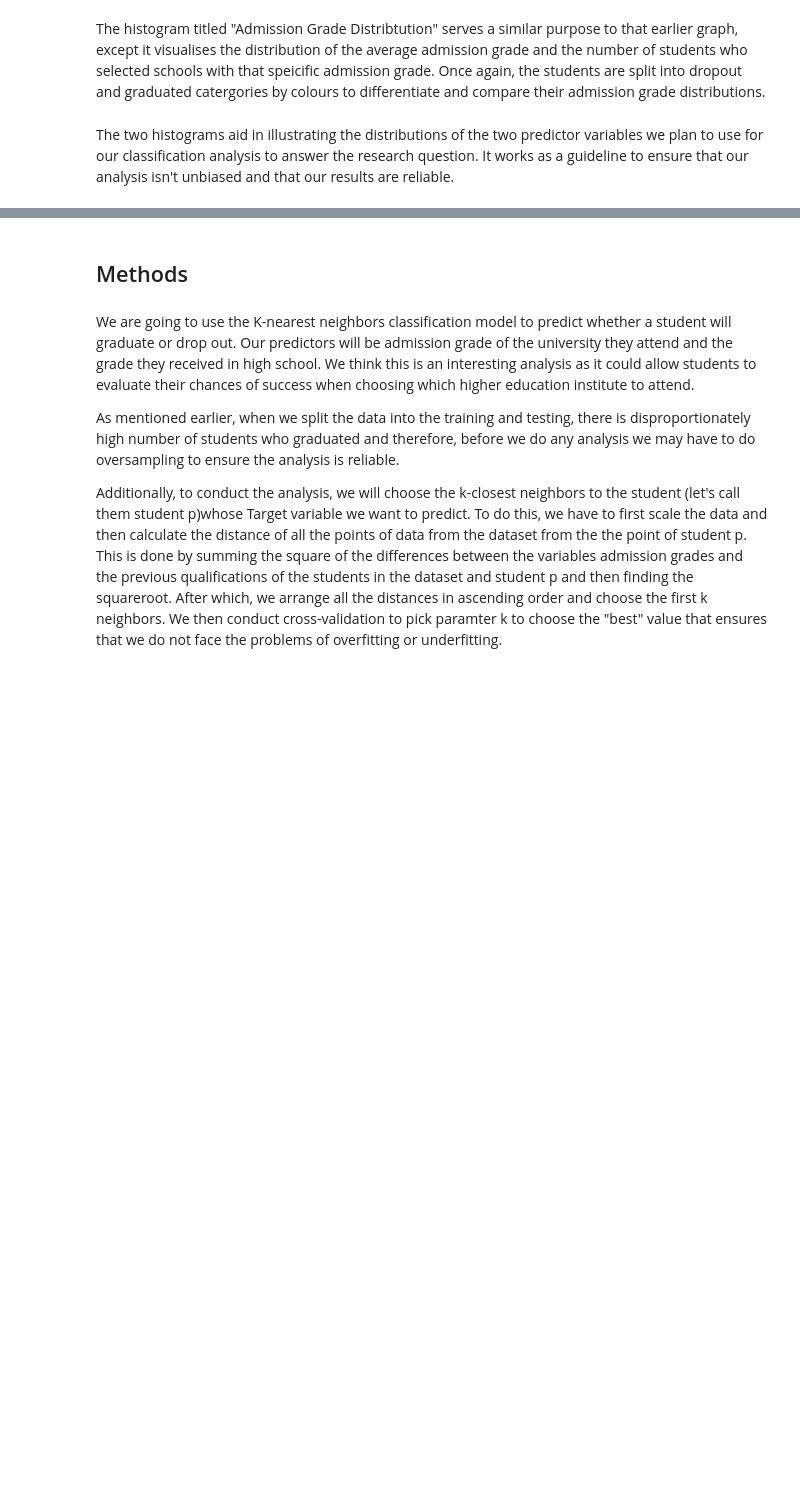
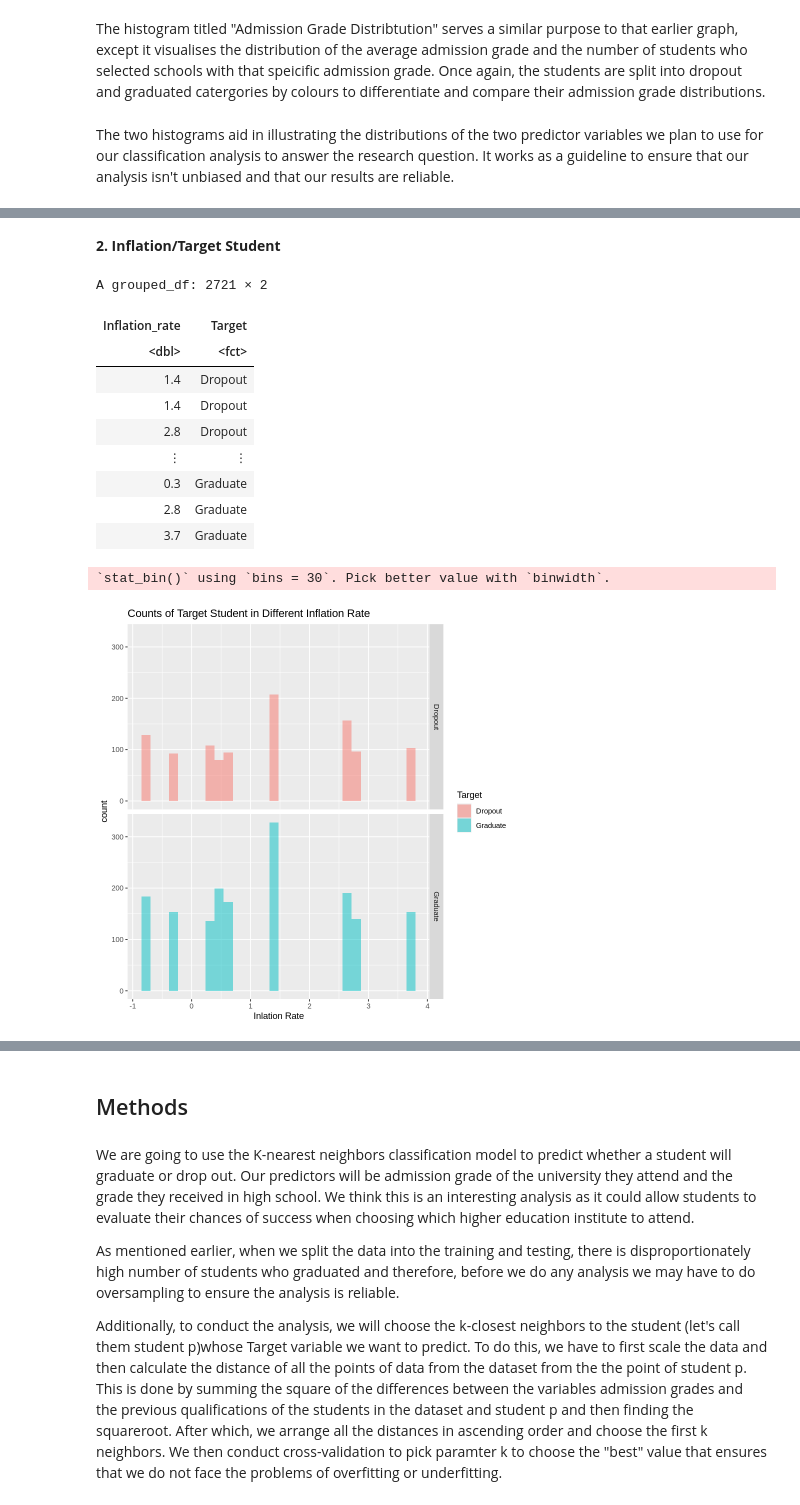
Before and after one commit to jternier/dsci_100_project, a Jupyter notebook: tidy_data/tidy_data.ipynb, the cells around one changed output, grey strips where cells are left out. Cells and saved outputs as stored; diff of their text form; code cells hidden in the pictures; blank space fills up the shorter version.

```diff
--- a/tidy_data/tidy_data.ipynb
+++ b/tidy_data/tidy_data.ipynb
@@ -182,0 +213,27 @@ The two histograms aid in illustrating the distributions of the two predictor va
+# %% [markdown]
+__2. Inflation/Target Student__
+# %%
+target_inflation_data <- dropout_training2 |>
+select(Inflation_rate, Target) |>
+group_by(Target)
+target_inflation_data
+
+inflation_plot <- target_inflation_data |>
+ggplot(aes(x =Inflation_rate, fill = Target)) +
+geom_histogram(alpha = 0.5) +
+labs(x = 'Inlation Rate', y = 'count', fill = 'Target', title = 'Counts of Target Student in Different Inflation Rate') +
+facet_grid(rows = vars(Target))
+inflation_plot
+# %% [output]
+A grouped_df: 2721 × 2
+| Inflation_rate | Target |
+| <dbl> | <fct> |
+| 1.4 | Dropout |
+| 1.4 | Dropout |
+| 2.8 | Dropout |
+| ⋮ | ⋮ |
+| 0.3 | Graduate |
+| 2.8 | Graduate |
+| 3.7 | Graduate |
+`stat_bin()` using `bins = 30`. Pick better value with `binwidth`.
+[figure, added]
```
Also changed, not shown: parts of 10 cells of this notebook.
